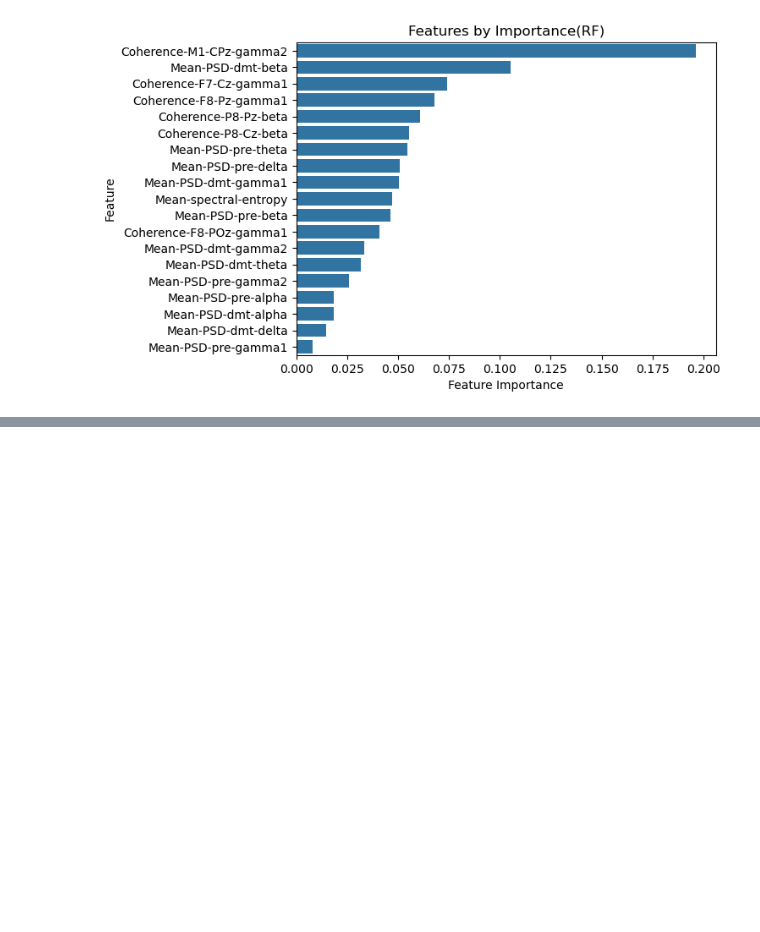
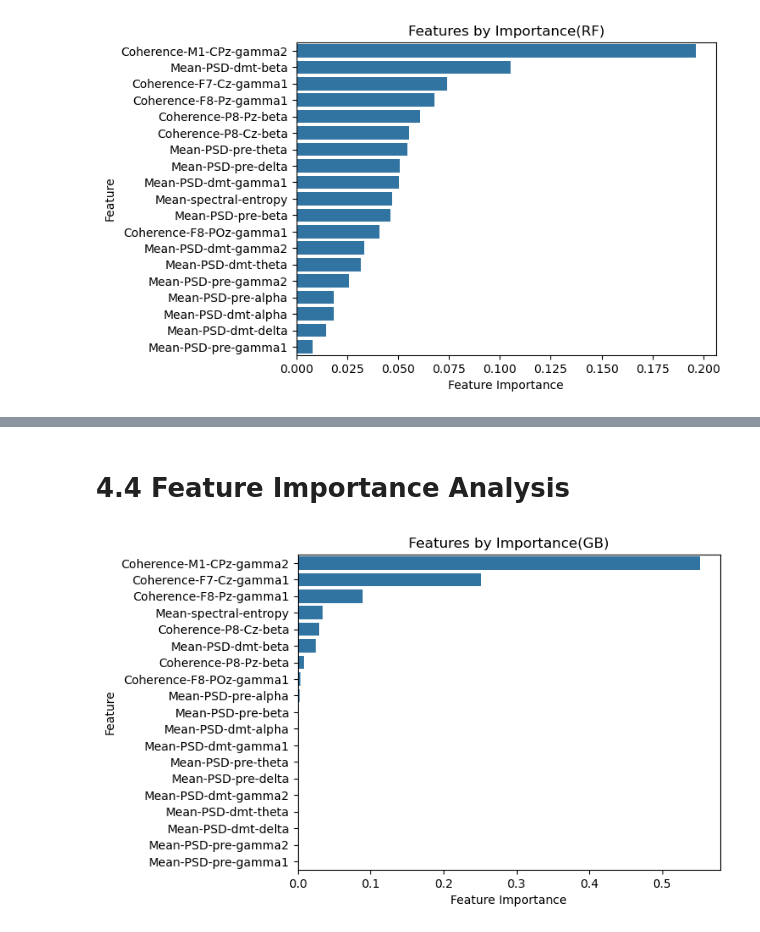
Before and after one commit to Yijun-cat/ML_DMT, a Jupyter notebook: training_model.ipynb, the cells around one changed output, grey strips where cells are left out. Drawn from its saved outputs; the diff is of its cells as text; code cells hidden in the pictures; blank space fills up the shorter version.

```diff
--- a/training_model.ipynb
+++ b/training_model.ipynb
@@ -340,0 +410,14 @@ plt.show()
+# %% [markdown]
+# 4.4 Feature Importance Analysis
+# %%
+importances_gb = best_gb.feature_importances_
+feature_names = X.columns
+
+feat_imp_df = pd.DataFrame( {"Feature": feature_names, "Feature Importance": importances_gb} )
+feat_imp_df = feat_imp_df.sort_values( 'Feature Importance', ascending=False )
+
+sns.barplot( y='Feature', x='Feature Importance', data=feat_imp_df )
+plt.title( 'Features by Importance(GB)' )
+plt.show()
+# %% [output]
+[figure, added]
```
Also changed, not shown: parts of 8 cells of this notebook.
